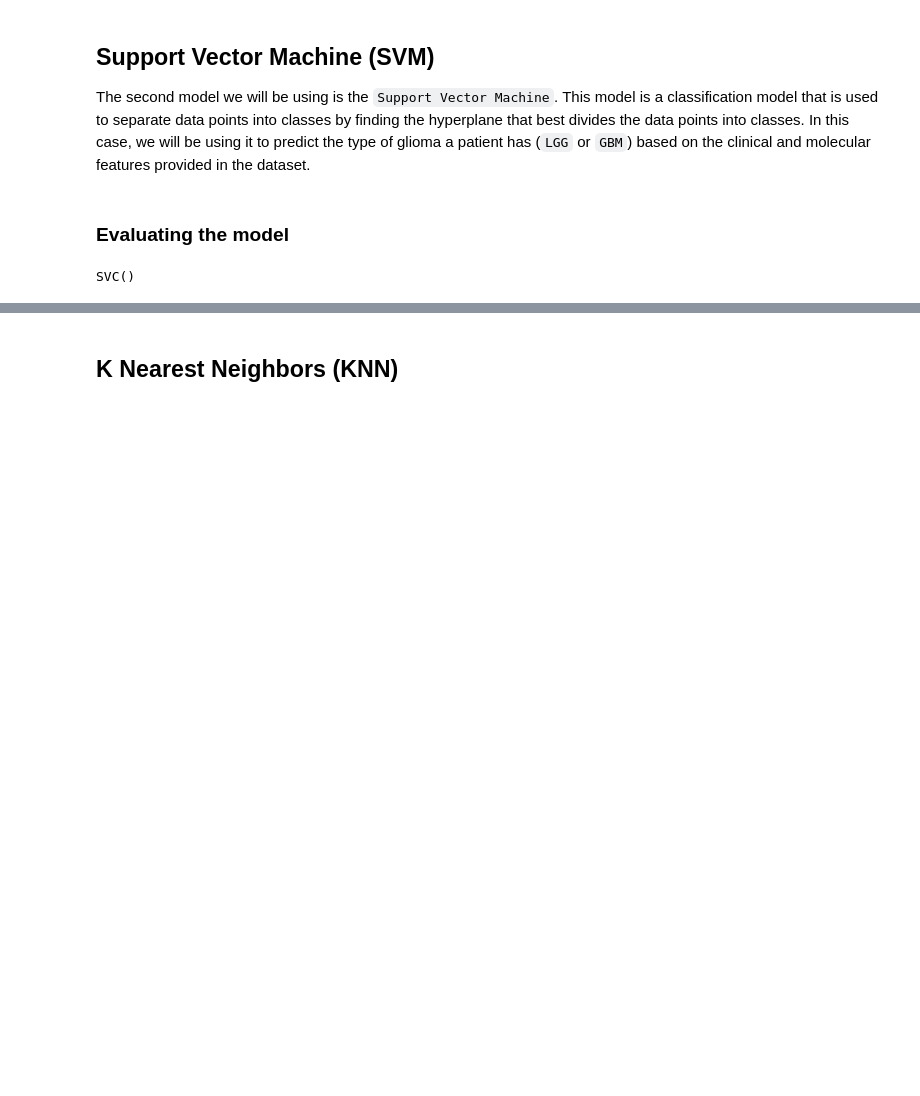
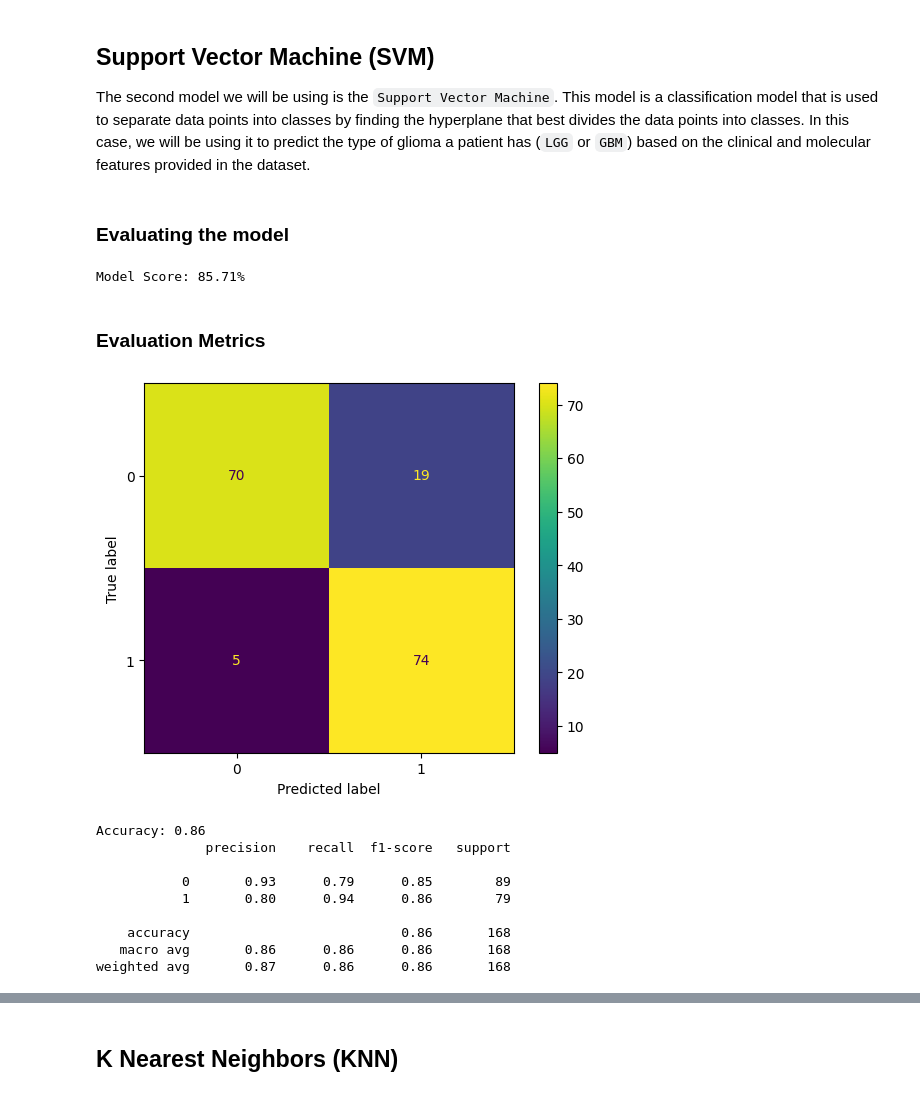
Before and after one commit to diogotvf7/feup-ia-project2, a Jupyter notebook: glioma_classification.ipynb, the cells around one changed output, grey strips where cells are left out. Drawn from its saved outputs; the diff is of its cells as text; code cells hidden in the pictures; blank space fills up the shorter version.

```diff
--- a/glioma_classification.ipynb
+++ b/glioma_classification.ipynb
@@ -265,7 +264,30 @@ The second model we will be using is the `Support Vector Machine`. This model is
 # %%
 from sklearn import svm
 
-svm_model = svm.SVC()
+svm_model = svm.SVC(kernel='linear')
 svm_model.fit(X_train, y_train)
+y_pred = svm_model.predict(X_test)
+print(f"Model Score: {svm_model.score(X_test, y_test)*100:.2f}%")
 # %% [output]
-SVC()
+Model Score: 85.71%
+# %% [markdown]
+### Evaluation Metrics
+# %%
+cm = confusion_matrix(y_test, y_pred)
+disp = ConfusionMatrixDisplay(confusion_matrix=cm)
+disp.plot()
+plt.show()
+
+print(f"Accuracy: {accuracy_score(y_test, y_pred):.2f}")
+print(classification_report(y_test, y_pred))
+# %% [output]
+[figure, added]
+Accuracy: 0.86
+              precision    recall  f1-score   support
+
+           0       0.93      0.79      0.85        89
+           1       0.80      0.94      0.86        79
+
+    accuracy                           0.86       168
+   macro avg       0.86      0.86      0.86       168
+weighted avg       0.87      0.86      0.86       168
```
Also changed, not shown: parts of 6 cells of this notebook.
